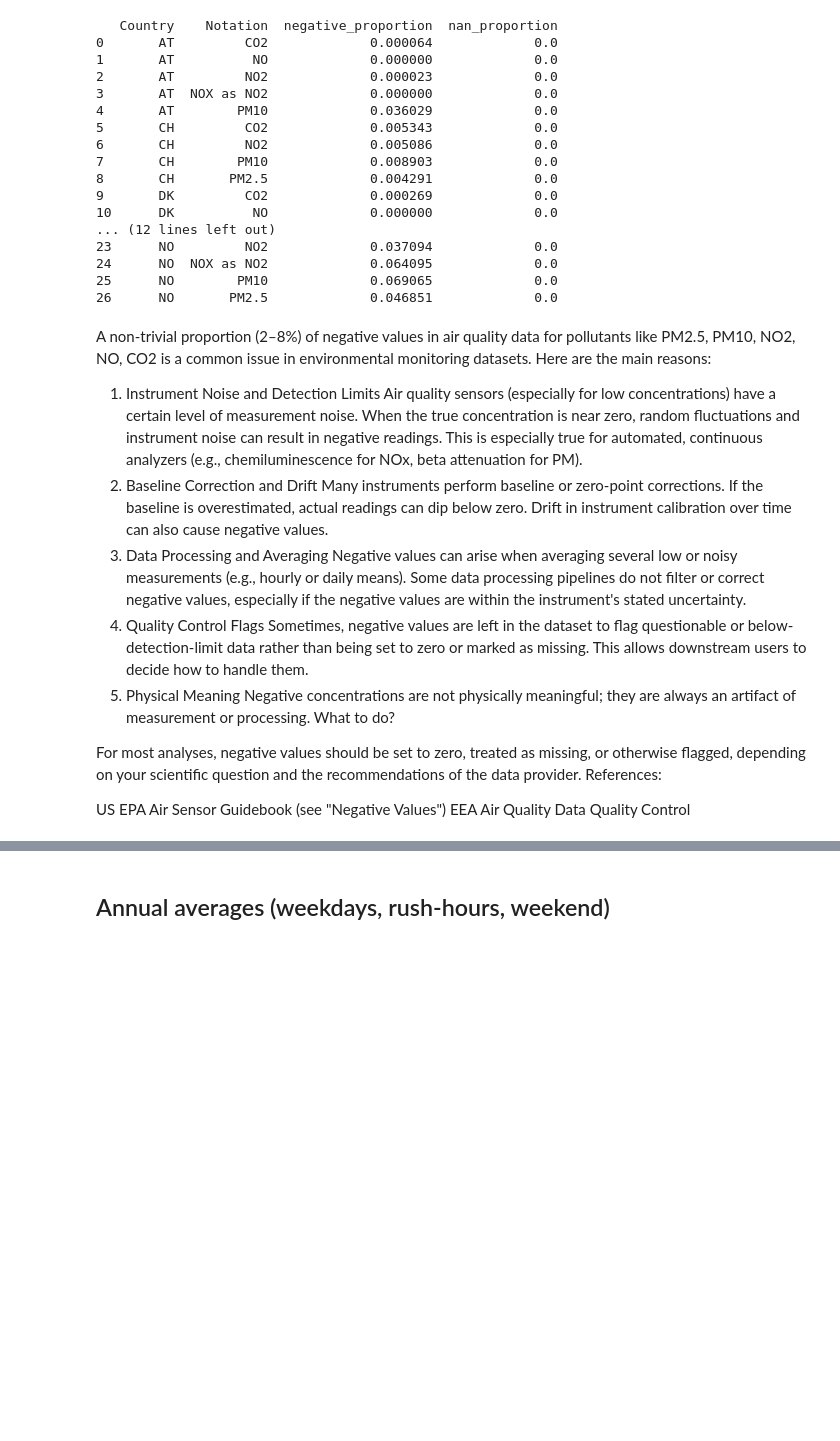
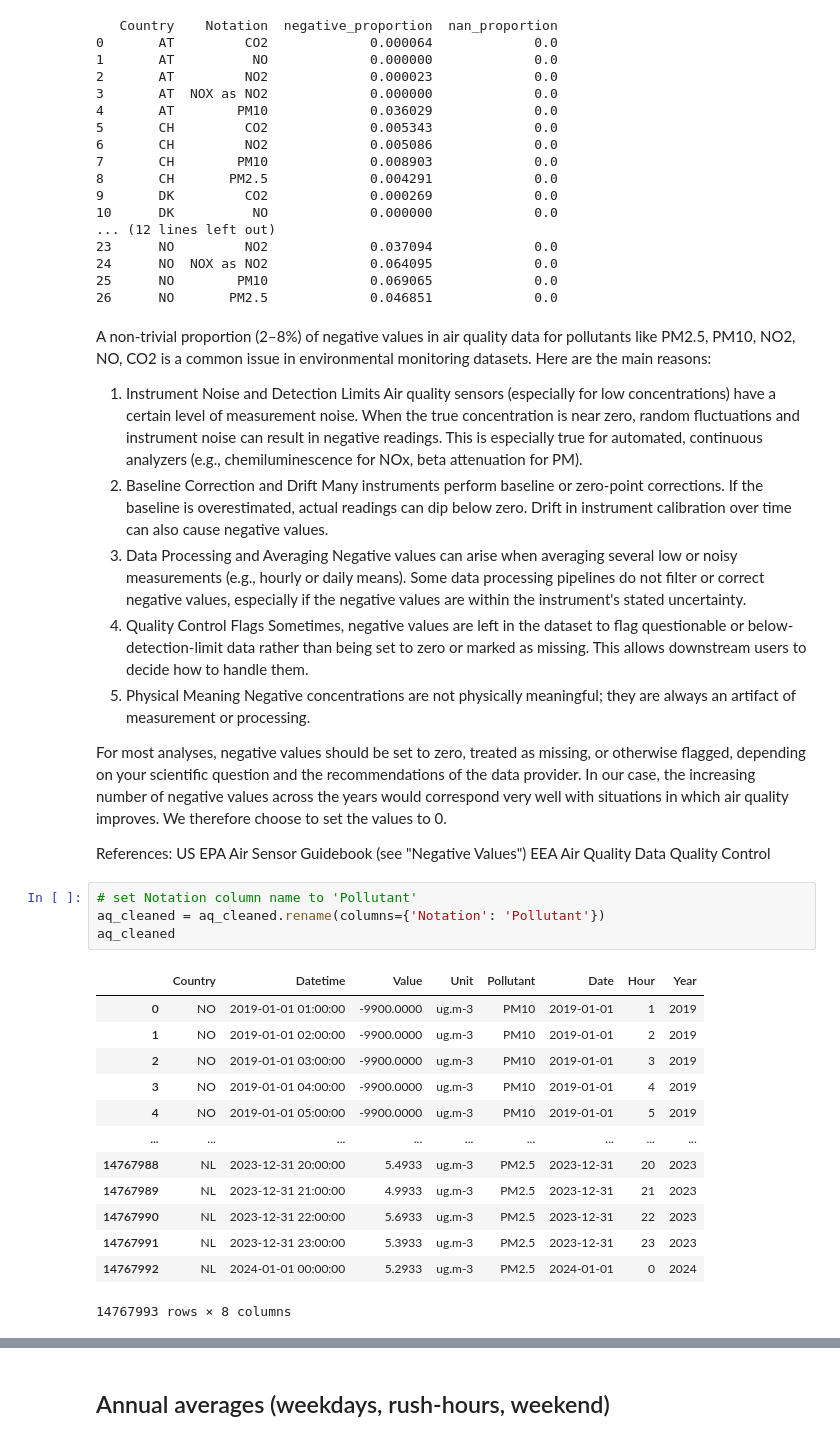
Before and after one commit to JskifterJ/DSML, a Jupyter notebook: src/data_processing.ipynb, the cells around one changed output, grey strips where cells are left out. Cells and saved outputs as stored; diff of their text form; blank space fills up the shorter version.

```diff
--- a/src/data_processing.ipynb
+++ b/src/data_processing.ipynb
@@ -434,10 +437,28 @@ Sometimes, negative values are left in the dataset to flag questionable or below
 This allows downstream users to decide how to handle them.
 5. Physical Meaning
 Negative concentrations are not physically meaningful; they are always an artifact of measurement or processing.
-What to do?
 
 For most analyses, negative values should be set to zero, treated as missing, or otherwise flagged, depending on your scientific question and the recommendations of the data provider.
+In our case, the increasing number of negative values across the years would correspond very well with situations in which air quality improves. We therefore choose to set the values to 0.
+
 References:
-
 US EPA Air Sensor Guidebook (see "Negative Values")
 EEA Air Quality Data Quality Control
+# %%
+# set Notation column name to 'Pollutant'
+aq_cleaned = aq_cleaned.rename(columns={'Notation': 'Pollutant'})
+aq_cleaned
+# %% [output]
+|  | Country | Datetime | Value | Unit | Pollutant | Date | Hour | Year |
+| 0 | NO | 2019-01-01 01:00:00 | -9900.0000 | ug.m-3 | PM10 | 2019-01-01 | 1 | 2019 |
+| 1 | NO | 2019-01-01 02:00:00 | -9900.0000 | ug.m-3 | PM10 | 2019-01-01 | 2 | 2019 |
+| 2 | NO | 2019-01-01 03:00:00 | -9900.0000 | ug.m-3 | PM10 | 2019-01-01 | 3 | 2019 |
+| 3 | NO | 2019-01-01 04:00:00 | -9900.0000 | ug.m-3 | PM10 | 2019-01-01 | 4 | 2019 |
+| 4 | NO | 2019-01-01 05:00:00 | -9900.0000 | ug.m-3 | PM10 | 2019-01-01 | 5 | 2019 |
+| ... | ... | ... | ... | ... | ... | ... | ... | ... |
+| 14767988 | NL | 2023-12-31 20:00:00 | 5.4933 | ug.m-3 | PM2.5 | 2023-12-31 | 20 | 2023 |
+| 14767989 | NL | 2023-12-31 21:00:00 | 4.9933 | ug.m-3 | PM2.5 | 2023-12-31 | 21 | 2023 |
+| 14767990 | NL | 2023-12-31 22:00:00 | 5.6933 | ug.m-3 | PM2.5 | 2023-12-31 | 22 | 2023 |
+| 14767991 | NL | 2023-12-31 23:00:00 | 5.3933 | ug.m-3 | PM2.5 | 2023-12-31 | 23 | 2023 |
+| 14767992 | NL | 2024-01-01 00:00:00 | 5.2933 | ug.m-3 | PM2.5 | 2024-01-01 | 0 | 2024 |
+14767993 rows × 8 columns
```
Also changed, not shown: parts of 6 cells of this notebook, 4 other files.
